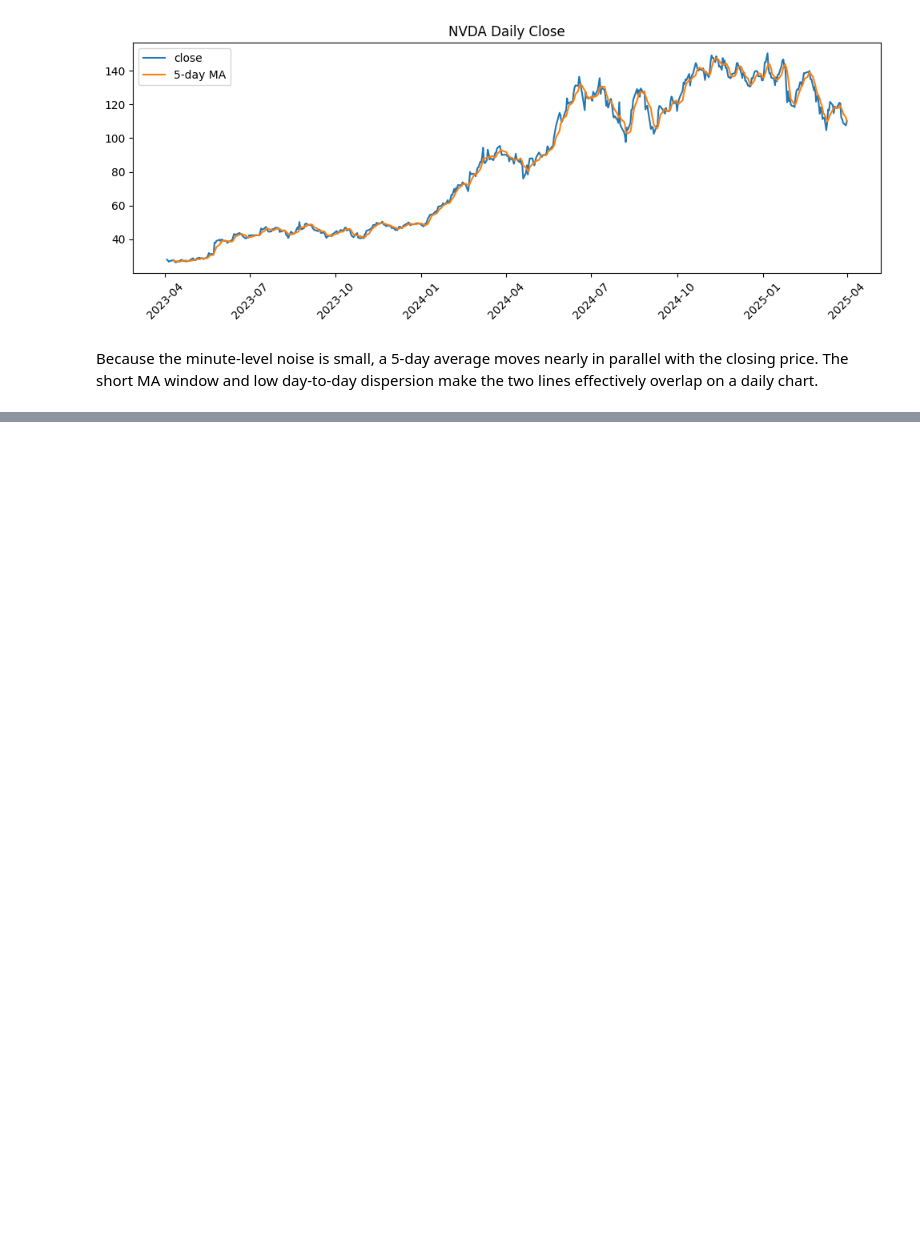
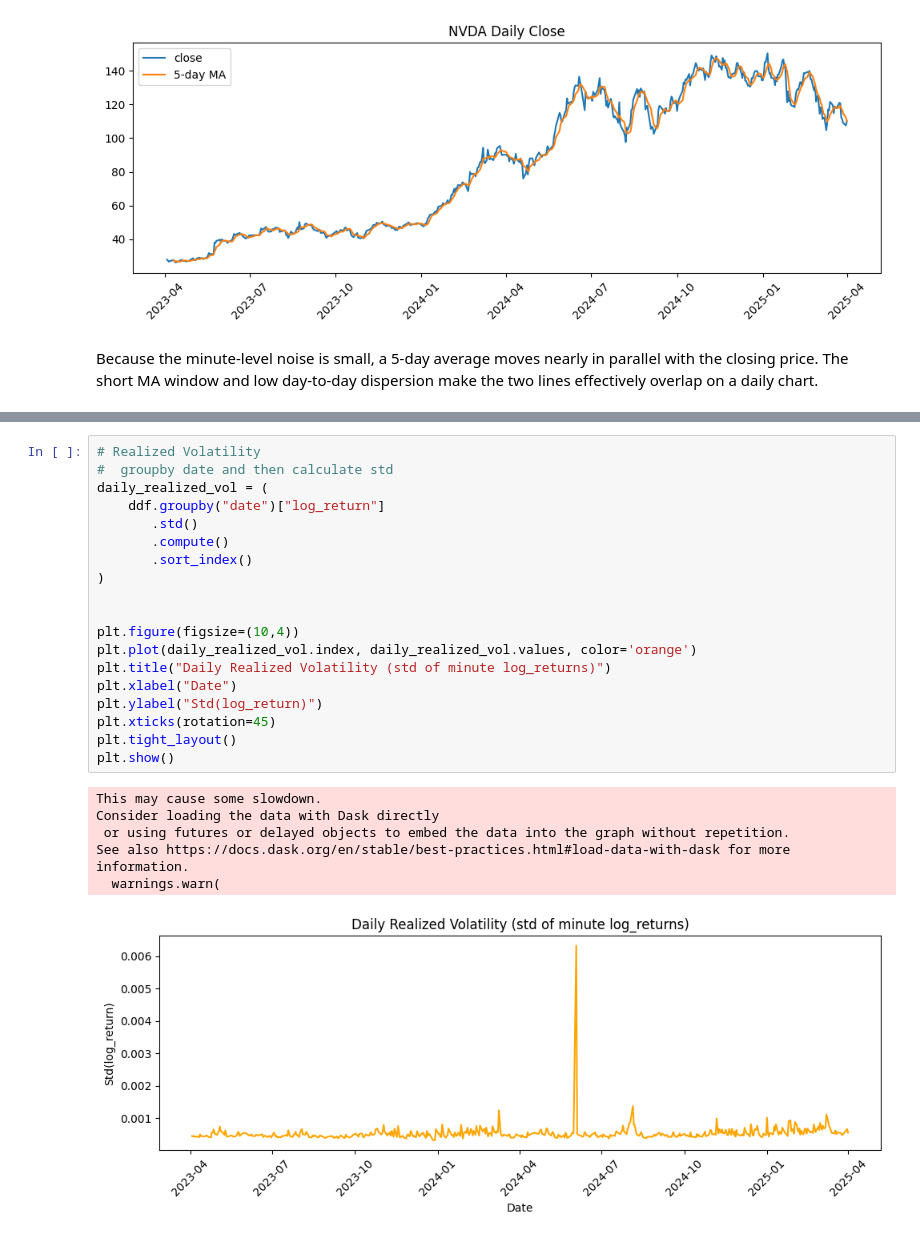
Before and after one commit to lucasking0109/MF-810-Final-Project, a Jupyter notebook: adv spark sql.ipynb, the cells around one changed output, grey strips where cells are left out. Cells and saved outputs as stored; diff of their text form; blank space fills up the shorter version.

```diff
--- a/adv spark sql.ipynb
+++ b/adv spark sql.ipynb
@@ -408,0 +439,26 @@ Because the minute-level noise is small, a 5-day average moves nearly in paralle
+# %%
+# Realized Volatility
+#  groupby date and then calculate std
+daily_realized_vol = (
+    ddf.groupby("date")["log_return"]
+       .std()
+       .compute()
+       .sort_index()
+)
+
+
+plt.figure(figsize=(10,4))
+plt.plot(daily_realized_vol.index, daily_realized_vol.values, color='orange')
+plt.title("Daily Realized Volatility (std of minute log_returns)")
+plt.xlabel("Date")
+plt.ylabel("Std(log_return)")
+plt.xticks(rotation=45)
+plt.tight_layout()
+plt.show()
+# %% [output]
+This may cause some slowdown.
+Consider loading the data with Dask directly
+ or using futures or delayed objects to embed the data into the graph without repetition.
+See also https://docs.dask.org/en/stable/best-practices.html#load-data-with-dask for more information.
+  warnings.warn(
+[figure, added]
```
Also changed, not shown: parts of 2 cells of this notebook.
